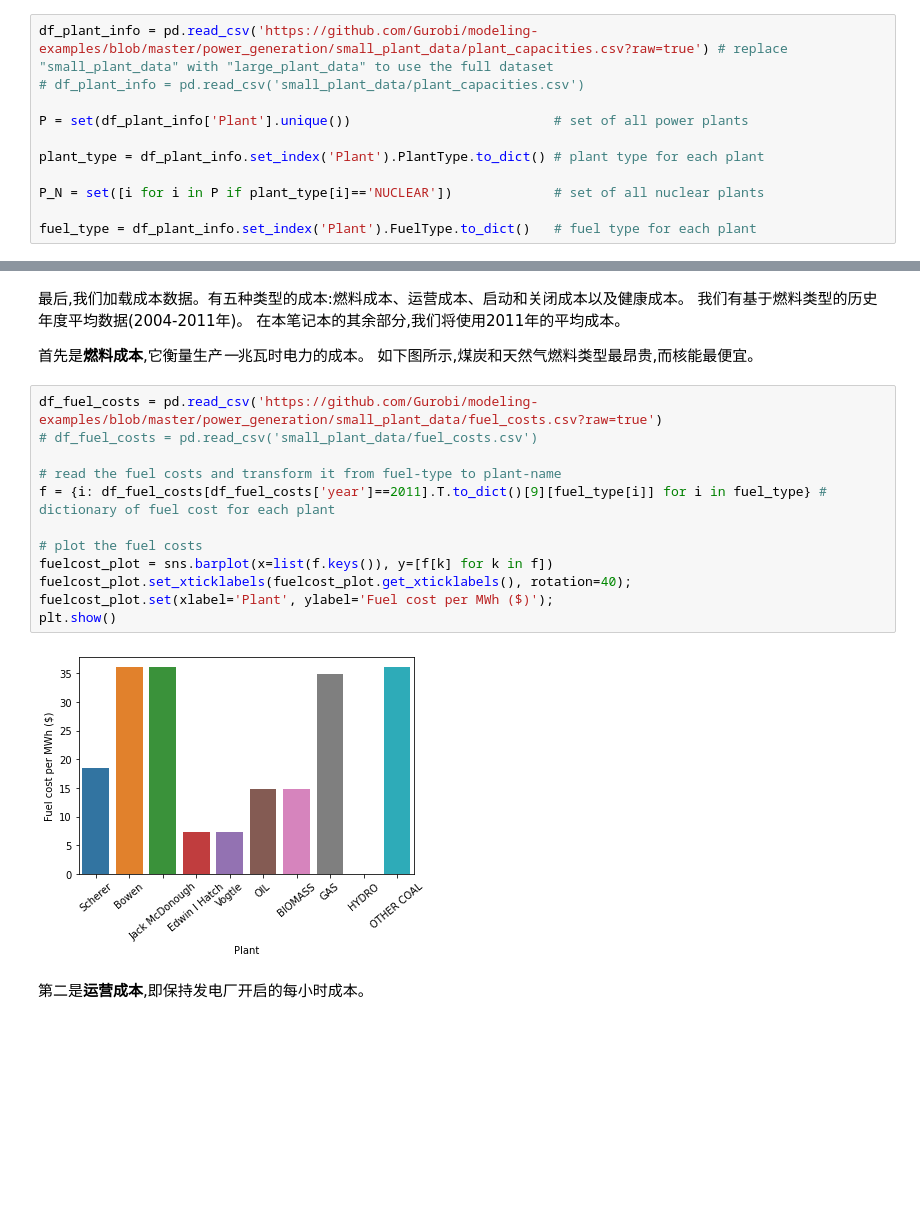
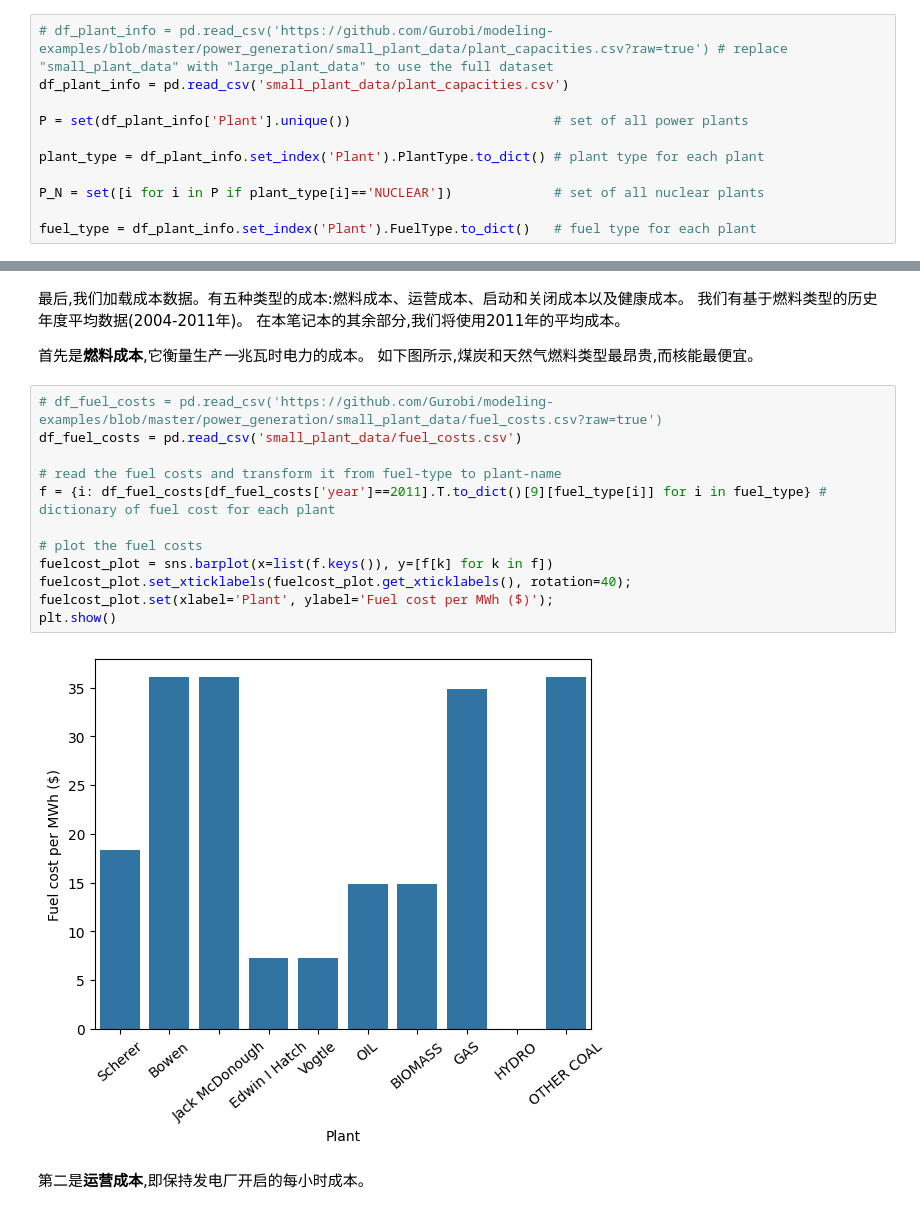
Before and after one commit to jianhuizhu01/gurobi-modeling-examples-cn, a Jupyter notebook: Introductory Examples/power_generation/optimize_power_schedule.ipynb, the cells around one changed output, grey strips where cells are left out. Saved outputs shown, nothing was run; the diff lists cells and outputs as text; blank space fills up the shorter version.

Commit message:
update power_generation

```diff
--- a/Introductory Examples/power_generation/optimize_power_schedule.ipynb
+++ b/Introductory Examples/power_generation/optimize_power_schedule.ipynb
@@ -87,8 +87,8 @@ plt.show()
 
 现在我们加载这些数据。
 # %%
-df_plant_info = pd.read_csv('https://github.com/Gurobi/modeling-examples/blob/master/power_generation/small_plant_data/plant_capacities.csv?raw=true') # replace "small_plant_data" with "large_plant_data" to use the full dataset
-# df_plant_info = pd.read_csv('small_plant_data/plant_capacities.csv')
+# df_plant_info = pd.read_csv('https://github.com/Gurobi/modeling-examples/blob/master/power_generation/small_plant_data/plant_capacities.csv?raw=true') # replace "small_plant_data" with "large_plant_data" to use the full dataset
+df_plant_info = pd.read_csv('small_plant_data/plant_capacities.csv')
 
 P = set(df_plant_info['Plant'].unique())                          # set of all power plants
 
@@ -135,19 +135,19 @@ r = {i: 1 if i in ['BIOMASS','GAS','HYDRO','OIL'] else .2 if i in P_N else .25 f
 首先是**燃料成本**,它衡量生产*一*兆瓦时电力的成本。
 如下图所示,煤炭和天然气燃料类型最昂贵,而核能最便宜。
 # %%
-df_fuel_costs = pd.read_csv('https://github.com/Gurobi/modeling-examples/blob/master/power_generation/small_plant_data/fuel_costs.csv?raw=true')
-# df_fuel_costs = pd.read_csv('small_plant_data/fuel_costs.csv')
+# df_fuel_costs = pd.read_csv('https://github.com/Gurobi/modeling-examples/blob/master/power_generation/small_plant_data/fuel_costs.csv?raw=true')
+df_fuel_costs = pd.read_csv('small_plant_data/fuel_costs.csv')
 
 # read the fuel costs and transform it from fuel-type to plant-name
 f = {i: df_fuel_costs[df_fuel_costs['year']==2011].T.to_dict()[9][fuel_type[i]] for i in fuel_type} # dictionary of fuel cost for each plant
 
 # plot the fuel costs
 fuelcost_plot = sns.barplot(x=list(f.keys()), y=[f[k] for k in f])
 fuelcost_plot.set_xticklabels(fuelcost_plot.get_xticklabels(), rotation=40);
 fuelcost_plot.set(xlabel='Plant', ylabel='Fuel cost per MWh ($)');
 plt.show()
 # %% [output]
-[figure, old version]
+[figure, new version]
 # %% [markdown]
 第二是**运营成本**,即保持发电厂开启的每小时成本。
 # %%
```
Also changed, not shown: parts of 12 cells of this notebook.
